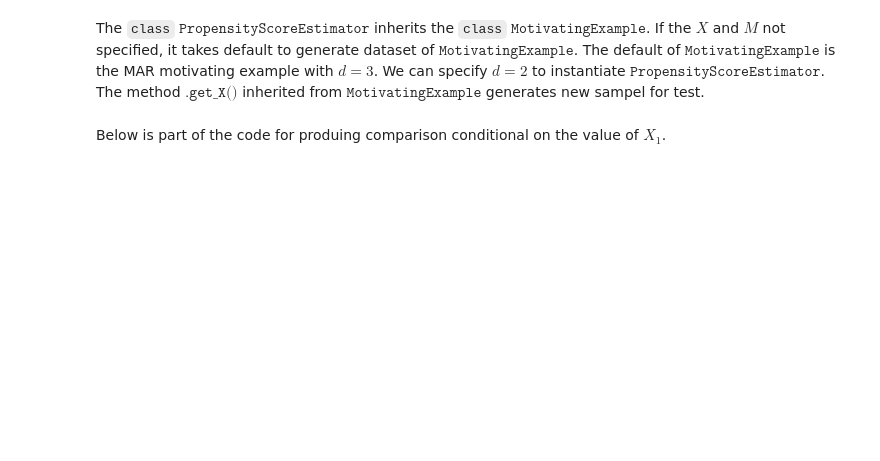
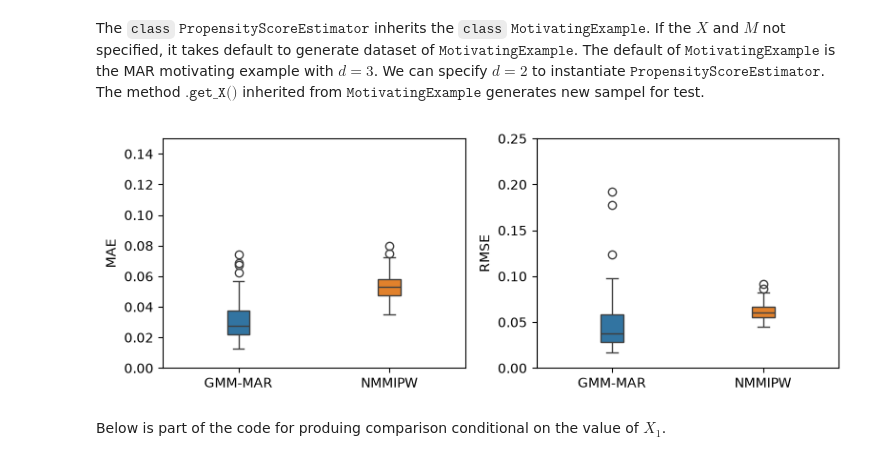
Before and after one commit to huimin-hu-stat/MAR-v2, a Jupyter notebook: propensity_score.ipynb, the cells around one changed output. Saved outputs shown, nothing was run; the diff lists cells and outputs as text; code cells hidden in the pictures; blank space fills up the shorter version.

```diff
--- a/propensity_score.ipynb
+++ b/propensity_score.ipynb
@@ -52,26 +52,28 @@ results = np.array(results)
 # %%
 fig, axes = plt.subplots(1, 2, figsize=(8, 3))
 
 # Left subplot: compare MAE
 sns.boxplot(data=results[:, :2], ax=axes[0], width=0.15)
 # axes[0].set_title("MAE Comparison")
 axes[0].set_xticks([0, 1], labels=["GMM-MAR", "NMMIPW"])
 axes[0].set_ylabel("MAE")
-# axes[0].set_ylim(0, 0.15)
+axes[0].set_ylim(0, 0.15)
 
 # Right subplot: compare RMSE
 sns.boxplot(data=results[:, 2:4], ax=axes[1], width=0.15)
 # axes[1].set_title("RMSE Comparison")
 axes[1].set_xticks([0, 1], labels=["GMM-MAR", "NMMIPW"])
 axes[1].set_ylabel("RMSE")
 axes[1].set_ylim(0, 0.25)
 
 plt.tight_layout()
 
 plt.savefig('results/propensity_score1.png',dpi=300,
     bbox_inches="tight",)
 
 plt.show()
+# %% [output]
+[figure, added]
 # %% [markdown]
 Below is part of the code for produing comparison conditional on the value of $X_1$.
 # %%
```
Also changed, not shown: parts of 2 cells of this notebook, 5 other files.
